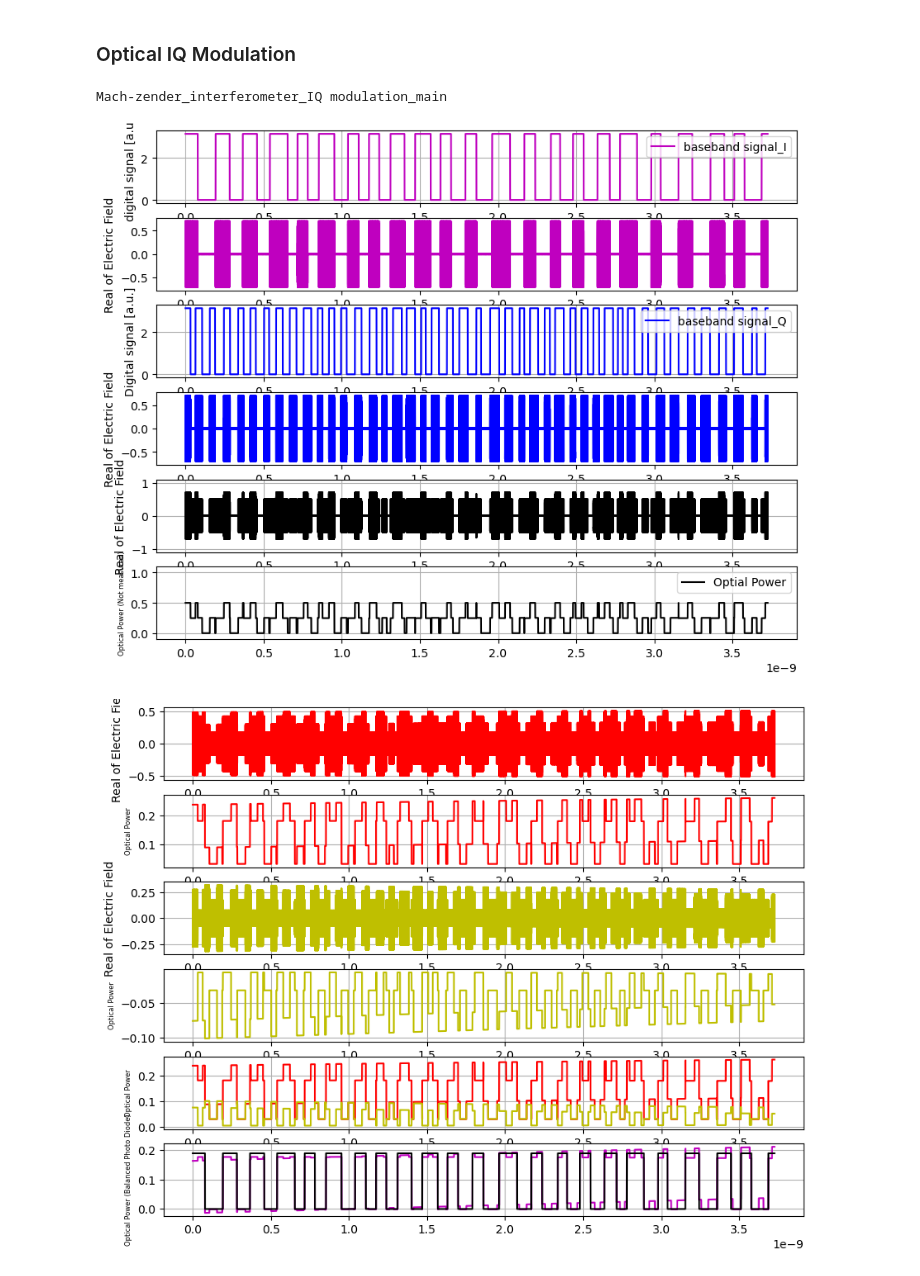
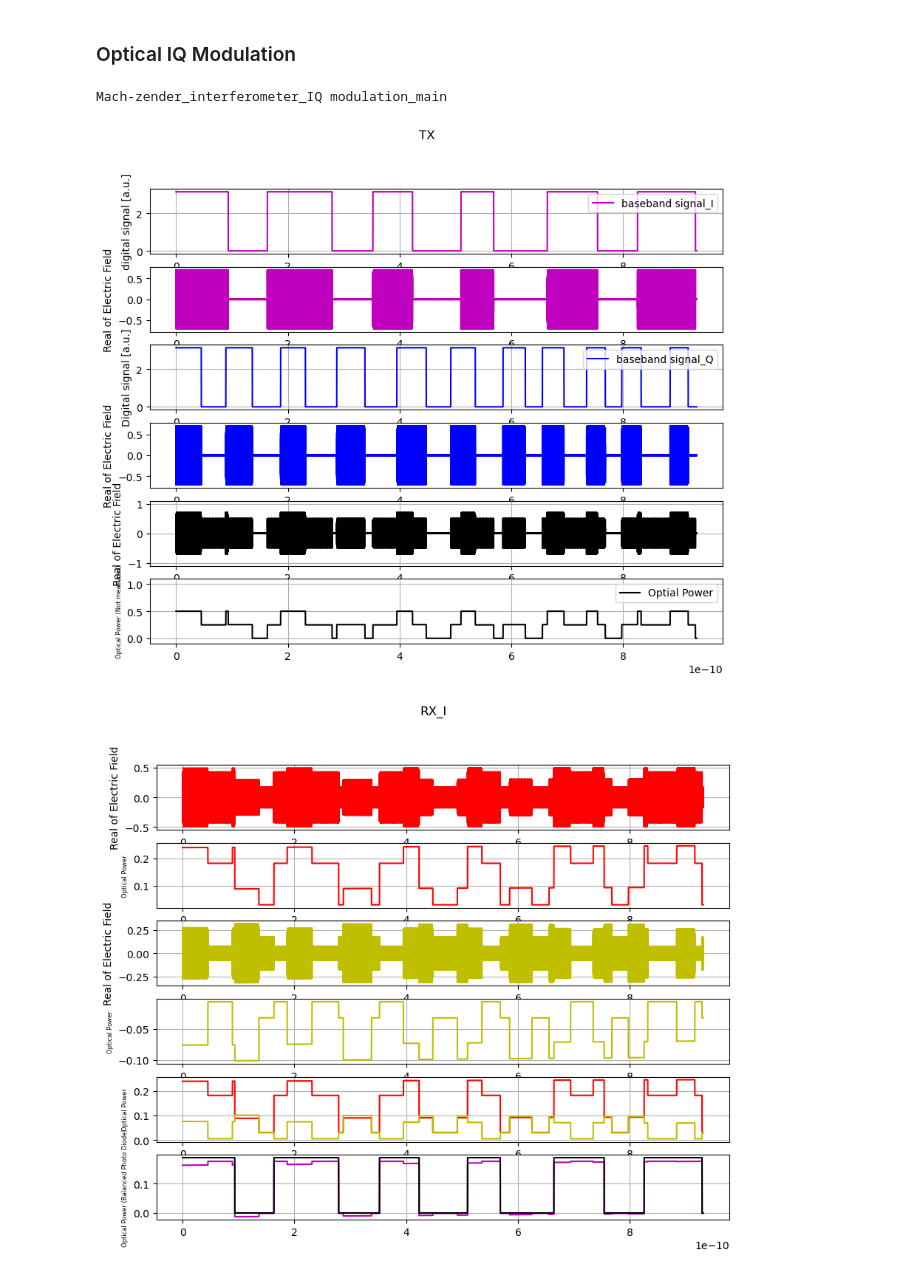
Before and after one commit to tacticstactics/optical-IQ-modulation, a Jupyter notebook: mach_zender_interferometer_IQ modulation_main.ipynb, the cells around one changed output. Drawn from its saved outputs; the diff is of its cells as text; code cells hidden in the pictures.

```diff
--- a/mach_zender_interferometer_IQ modulation_main.ipynb
+++ b/mach_zender_interferometer_IQ modulation_main.ipynb
@@ -6,15 +6,16 @@ import matplotlib.pyplot as plt
 from scipy.constants import c
 import mach_zender_interferometer_time_def
 
-print('Mach-zender_interferometer_IQ modulation_main')
-print('')
+if __name__ == "__main__":
+    print('Mach-zender_interferometer_IQ modulation_main')
+    print('')
 
 # Wavelength
 wl1 = 1550e-9
 # Optical Frequency
 opticalfreq1 = c / wl1
 
-samplerate = 2 ** 18 # samplerate: Number of Points
+samplerate = 2 ** 16 # samplerate: Number of Points
 stept = 2 ** -46 #[s]
 tcol = np.linspace(0.0, stept * samplerate, samplerate, endpoint=False)
 
@@ -265,17 +266,21 @@ for ii in range(samplerate):
     E9_2out_port2col[ii] = E9_2out_port2
 
 
-fig1 = plt.figure(figsize = (10,8), facecolor='white')
-ax11 = fig1.add_subplot(6, 1, 1)
-ax12 = fig1.add_subplot(6, 1, 2)
-ax13 = fig1.add_subplot(6, 1, 3)
-ax14 = fig1.add_subplot(6, 1, 4)
-ax15 = fig1.add_subplot(6, 1, 5)
-ax16 = fig1.add_subplot(6, 1, 6)
+fig1, (ax11,ax12,ax13,ax14,ax15,ax16) = plt.subplots(6,1, figsize = (10,8), sharey=False)
+
+#fig1 = plt.figure(figsize = (10,8), facecolor='white')
+#ax11 = fig1.add_subplot(6, 1, 1)
+#ax12 = fig1.add_subplot(6, 1, 2)
+#ax13 = fig1.add_subplot(6, 1, 3)
+#ax14 = fig1.add_subplot(6, 1, 4)
+#ax15 = fig1.add_subplot(6, 1, 5)
+#ax16 = fig1.add_subplot(6, 1, 6)
+
+fig1.suptitle("TX")
 
 ax11.plot(tcol,signal_I, "-", color="m",label="baseband signal_I")
 ax11.legend()
-ax11.set_ylabel("digital signal [a.u.]")
+ax11.set_ylabel("Digital signal [a.u.]")
 #ax1.set_ylim(-1*np.pi,np.pi)
 ax11.grid()
 
@@ -301,13 +306,17 @@ ax16.set_ylim(-0.1,1.1)
 ax16.set_ylabel("Optical Power (Not measured)",{"fontsize": 6})
 ax16.grid()
 
-fig2 = plt.figure(figsize = (10,8), facecolor='white')
-ax21 = fig2.add_subplot(6, 1, 1)
-ax22 = fig2.add_subplot(6, 1, 2)
-ax23 = fig2.add_subplot(6, 1, 3)
-ax24 = fig2.add_subplot(6, 1, 4)
-ax25 = fig2.add_subplot(6, 1, 5)
-ax26 = fig2.add_subplot(6, 1, 6)
+
+fig2, (ax21,ax22,ax23,ax24,ax25,ax26) = plt.subplots(6,1, figsize = (10,8), sharey=False)
+fig2.suptitle("RX_I")
+
+#fig2 = plt.figure(figsize = (10,8), facecolor='white')
+#ax21 = fig2.add_subplot(6, 1, 1)
+#ax22 = fig2.add_subplot(6, 1, 2)
+#ax23 = fig2.add_subplot(6, 1, 3)
+#ax24 = fig2.add_subplot(6, 1, 4)
+#ax25 = fig2.add_subplot(6, 1, 5)
+#ax26 = fig2.add_subplot(6, 1, 6)
 
 ax21.plot(tcol, np.real(E9_2out_port1col), "-",color="r")
 ax21.set_ylabel("Real of Electric Field")
@@ -337,43 +346,46 @@ ax26.set_ylabel("Optical Power (Balanced Photo Diode)",{"fontsize": 6})
 ax26.grid()
 
 
-fig3 = plt.figure(figsize = (10,8), facecolor='white')
-ax31 = fig3.add_subplot(6, 1, 1)
-ax32 = fig3.add_subplot(6, 1, 2)
-ax33 = fig3.add_subplot(6, 1, 3)
-ax34 = fig3.add_subplot(6, 1, 4)
-ax35 = fig3.add_subplot(6, 1, 5)
-ax36 = fig3.add_subplot(6, 1, 6)
+fig3, (ax31,ax32,ax33,ax34,ax35,ax36) = plt.subplots(6,1, figsize = (10,8), sharey=False)
+fig3.suptitle("RX_Q")
+
+#fig3 = plt.figure(figsize = (10,8), facecolor='white')
+#ax31 = fig3.add_subplot(6, 1, 1)
+#ax32 = fig3.add_subplot(6, 1, 2)
+#ax33 = fig3.add_subplot(6, 1, 3)
+#ax34 = fig3.add_subplot(6, 1, 4)
+#ax35 = fig3.add_subplot(6, 1, 5)
+#ax36 = fig3.add_subplot(6, 1, 6)
 
 ax31.plot(tcol, np.real(E9_1out_port1col), "-",color="g")
 ax31.set_ylabel("Real of Electric Field")
 ax31.grid()
 
 ax32.plot(tcol, (np.abs(E9_1out_port1col))**2, "-",color="g")
 ax32.set_ylabel("Optical Power",{"fontsize": 6})
 ax32.grid()
 
 ax33.plot(tcol, np.real(E9_1out_port2col), "-",color="c")
 ax33.set_ylabel("Real of Electric Field")
 ax33.grid()
 
 ax34.plot(tcol, (np.abs(E9_1out_port2col))**2, "-",color="c")
 ax34.set_ylabel("Optical Power",{"fontsize": 6})
 ax34.grid()
 
 ax35.plot(tcol, (np.abs(E9_1out_port1col))**2, color="g")
 ax35.plot(tcol, (np.abs(E9_1out_port2col))**2, color="c")
 ax35.set_ylabel("Optical Power",{"fontsize": 6})
 ax35.grid()
 
 ax36.plot(tcol, -1*((np.abs(E9_1out_port1col))**2 - (np.abs(E9_1out_port2col))**2), "-",color="b")
 ax36.plot(tcol, 0.06*signal_Q, "-", color="k")
 ax36.set_ylabel("Optical Power (Balanced Photo Diode)",{"fontsize": 6})
 #ax36.set_ylim(-0.1,0.6)
 ax36.grid()
 
 plt.show()
 # %% [output]
 Mach-zender_interferometer_IQ modulation_main
-[figure, old version]
+[figure, new version]
-[figure, old version]
+[figure, new version]
```
Also changed, not shown: parts of 1 cell of this notebook.
